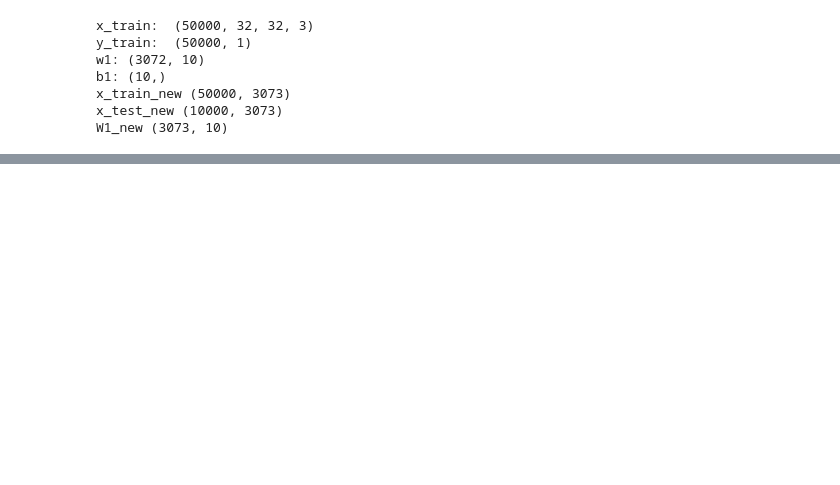
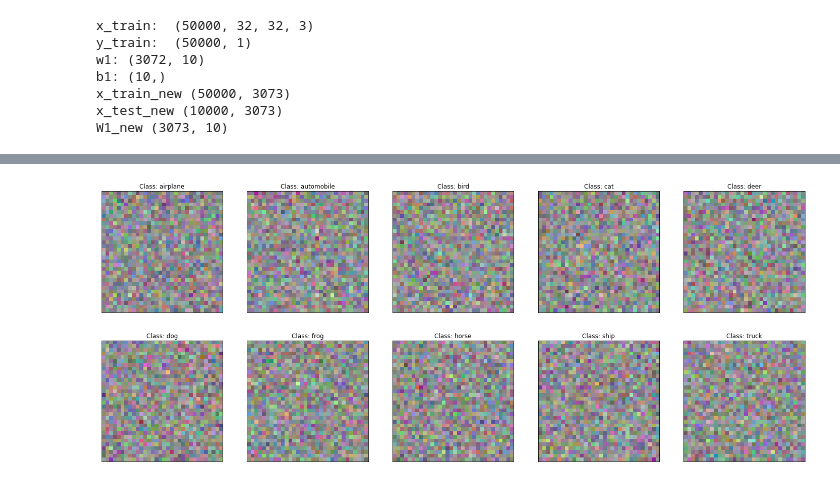
Before and after one commit to JanithChandula/Assgn4, a Jupyter notebook: Assignment4.ipynb, the cells around one changed output, grey strips where cells are left out. Drawn from its saved outputs; the diff is of its cells as text; code cells hidden in the pictures; blank space fills up the shorter version.

Commit message:
weight matrix

```diff
--- a/Assignment4.ipynb
+++ b/Assignment4.ipynb
@@ -104,0 +107,15 @@ plt.legend()
+# %%
+weights = w1 # Removing the row of bias terms.
+weights_pos =  weights- np.min(weights)# Making the minimum weight zero.
+images = ((weights_pos/np.max(weights_pos))*255).astype('uint8')
+CIFAR10 = ['airplane', 'automobile', 'bird', 'cat', 'deer', 'dog', 'frog', 'horse', 'ship', 'truck']
+fig, axes  = plt.subplots(2,5, sharex='all', sharey='all', figsize=(25,10))
+location = 1 # Location of the image in the grid of 2x5
+for i in range(K):
+    image = images[:,i].reshape(32,32,3)
+    plt.subplot(2,5,location),plt.imshow(image[:,:,::-1])
+    plt.title("Class: {}".format(CIFAR10[i])),plt.xticks([]),plt.yticks([])
+    #saveimg("Reg Image "+ str(i)+".jpg", image)
+    location+=1
+# %% [output]
+[figure, added]
```
Also changed, not shown: parts of 3 cells of this notebook.
